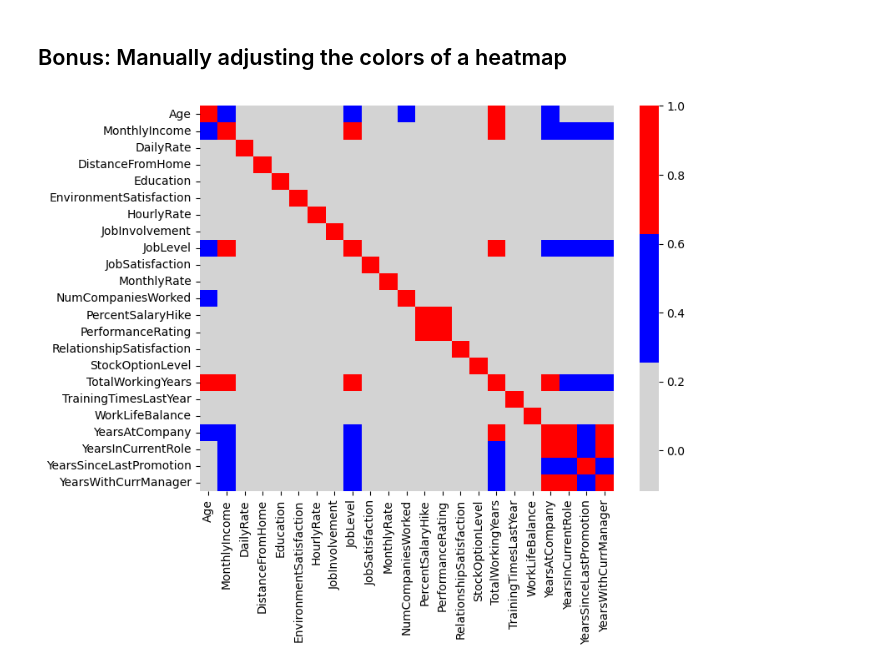
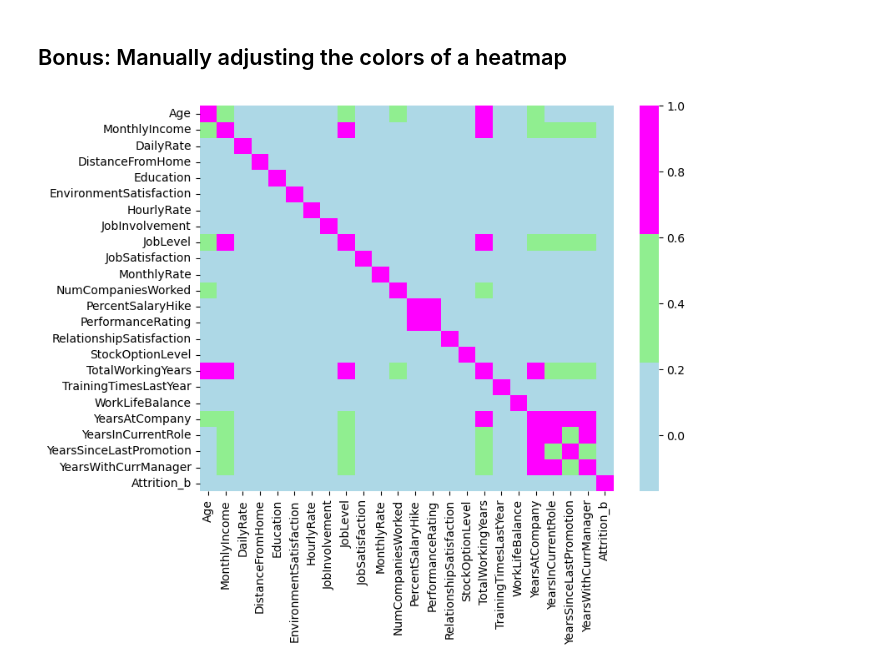
Before and after one commit to fatih-ml/Employee-Attrition-Exploratory-Data-Analysis, a Jupyter notebook: Project_Human_Resources_EDA.ipynb, the cells around one changed output. Cells and saved outputs as stored; diff of their text form; code cells hidden in the pictures.

```diff
--- a/Project_Human_Resources_EDA.ipynb
+++ b/Project_Human_Resources_EDA.ipynb
@@ -903,0 +972,12 @@ plt.show()
+# %%
+df['Attrition_b'] = df['Attrition'].map({'Yes': 1, 'No': 0})
+# %%
+target_column = 'Attrition_b'
+corr_matrix = df.corr()
+corr_with_target = corr_matrix[target_column].apply(np.abs).sort_values(ascending=False)
+
+
+plt.figure(figsize=(10, 8))
+sns.heatmap(corr_with_target.to_frame(), annot=True, cmap='coolwarm', cbar=True, vmin=-1, vmax=1)
+plt.title(f'Correlation with {target_column}')
+plt.show()
@@ -906,19 +988,19 @@ plt.show()
 # %%
 import matplotlib.colors as mcolors
 corr_tier_1 = [0.0, 0.5]
 corr_tier_2 = [0.501, 0.8]
 corr_tier_3 = [0.801, 1]
 
 def custom_color_map(value):
     if (value in corr_tier_1):
         return 'lightgrey'
     elif value in  corr_tier_2:
         return 'blue'
     else:
         return 'red'
 
 plt.figure(figsize=(8, 6))
-sns.heatmap(corr_matrix, cmap=mcolors.ListedColormap(['lightgrey', 'blue', 'red']))
+sns.heatmap(corr_matrix, cmap=mcolors.ListedColormap(['lightblue', 'lightgreen', 'magenta']))
 plt.show()
 # %% [output]
-[figure, old version]
+[figure, new version]
```
Also changed, not shown: parts of 30 cells of this notebook, 3 other files.
